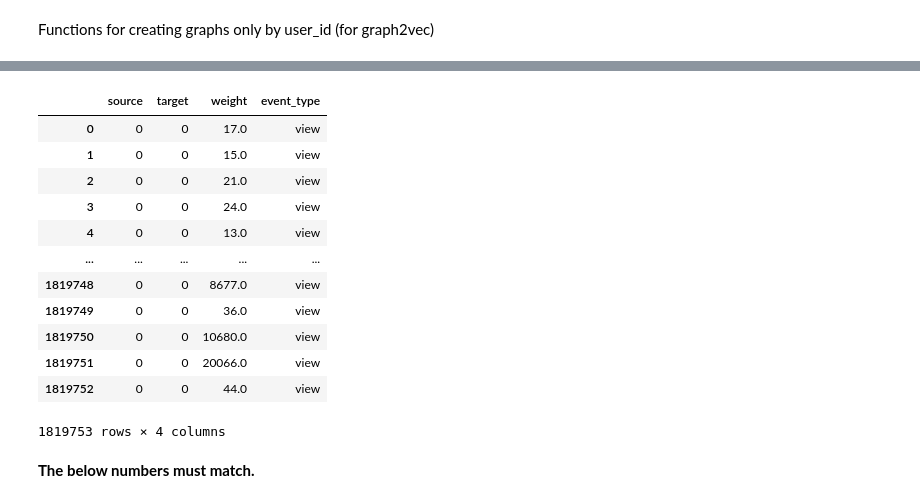
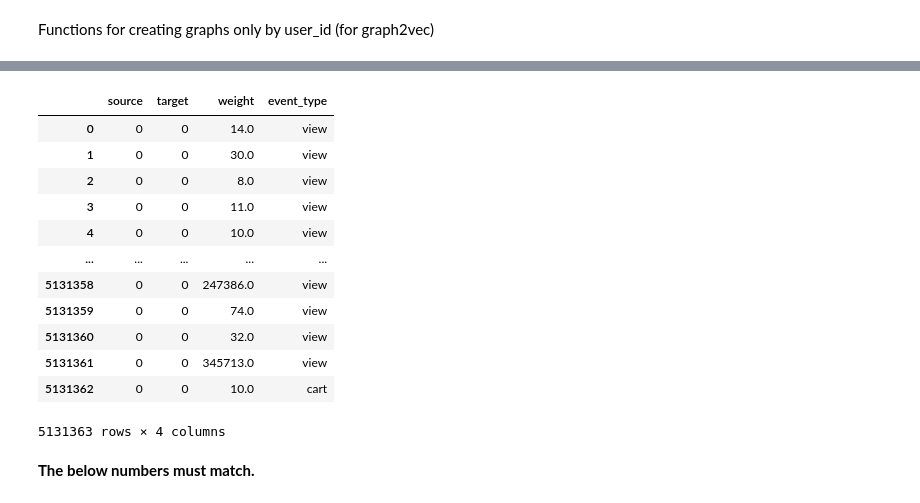
Before and after one commit to brettmcgrath/graph_explore, a Jupyter notebook: data_create.ipynb, the cells around one changed output, grey strips where cells are left out. Saved outputs shown, nothing was run; the diff lists cells and outputs as text; code cells hidden in the pictures.

```diff
--- a/data_create.ipynb
+++ b/data_create.ipynb
@@ -22,5 +44,5 @@ Read in data for November 2019. We will sample this down further later on.
 # %%
-df = pd.read_csv('./archive/2019-Nov.csv')
+df = pd.read_csv('../archive/2019-Nov.csv')
 # %%
 df.head()
 # %% [output]
@@ -163,20 +181,23 @@ df2.shape
 # %%
-df2_sample = df2.sample(frac=0.05, random_state=42)
+df2_sample = df2.sample(frac=0.2, random_state=42)
 df2_sample['seq_num'] = df2_sample['event_type'].apply(lambda x: len(x))
 df2_sample = df2_sample[df2_sample.seq_num > 6]
+
+
+training_data, validation_data = train_test_split(df2_sample, test_size=0.3, random_state=42)
 # %%
-distinct_product_ids = []
-for i in range(len(df2_sample)):
-    for j in df2_sample.iloc[i]['product_id']:
-        if j in distinct_product_ids:
-            pass
-        else:
-            distinct_product_ids.append(j)
+# distinct_product_ids = []
+# for i in range(len(training_data)):
+#     for j in training_data.iloc[i]['product_id']:
+#         if j in distinct_product_ids:
+#             pass
+#         else:
+#             distinct_product_ids.append(j)
 
 
 distinct_h_lvl_ids = []
-for i in range(len(df2_sample)):
-    for j in df2_sample.iloc[i]['h_lvl']:
+for i in range(len(training_data)):
+    for j in training_data.iloc[i]['h_lvl']:
         if j in distinct_h_lvl_ids:
             pass
         else:
@@ -428,20 +457,20 @@ len(ex_dict['event_type'])
 # %%
-edges = pd.DataFrame(edge_maker(df2_sample, 'h_lvl_id_new_labels'))
+edges = pd.DataFrame(edge_maker(training_data, 'h_lvl_id_new_labels'))
 edges
 # %% [output]
 |  | source | target | weight | event_type |
-| 0 | 0 | 0 | 17.0 | view |
-| 1 | 0 | 0 | 15.0 | view |
-| 2 | 0 | 0 | 21.0 | view |
-| 3 | 0 | 0 | 24.0 | view |
-| 4 | 0 | 0 | 13.0 | view |
+| 0 | 0 | 0 | 14.0 | view |
+| 1 | 0 | 0 | 30.0 | view |
+| 2 | 0 | 0 | 8.0 | view |
+| 3 | 0 | 0 | 11.0 | view |
+| 4 | 0 | 0 | 10.0 | view |
 | ... | ... | ... | ... | ... |
-| 1819748 | 0 | 0 | 8677.0 | view |
-| 1819749 | 0 | 0 | 36.0 | view |
-| 1819750 | 0 | 0 | 10680.0 | view |
-| 1819751 | 0 | 0 | 20066.0 | view |
-| 1819752 | 0 | 0 | 44.0 | view |
+| 5131358 | 0 | 0 | 247386.0 | view |
+| 5131359 | 0 | 0 | 74.0 | view |
+| 5131360 | 0 | 0 | 32.0 | view |
+| 5131361 | 0 | 0 | 345713.0 | view |
+| 5131362 | 0 | 0 | 10.0 | cart |
-1819753 rows × 4 columns
+5131363 rows × 4 columns
 # %%
 # nodes = pd.DataFrame(node_maker(1), index=[node_maker(1)['id']]).drop(['id'], axis=1)
 # nodes
```
Also changed, not shown: parts of 69 cells of this notebook.
